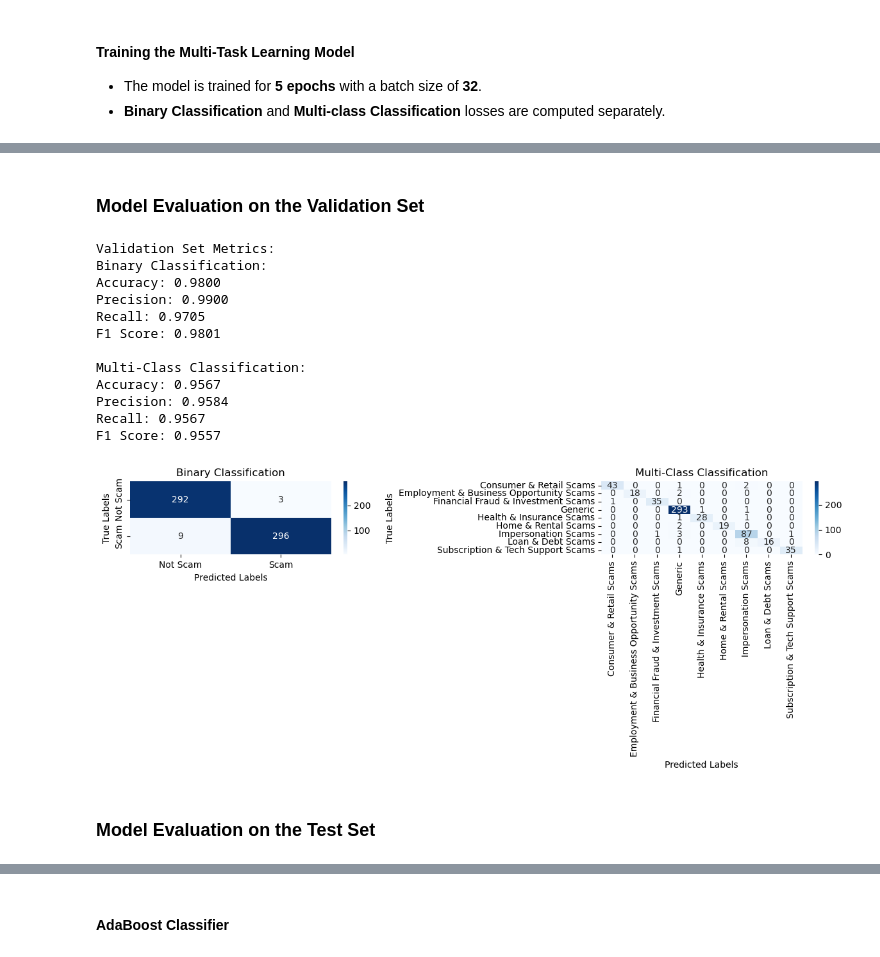
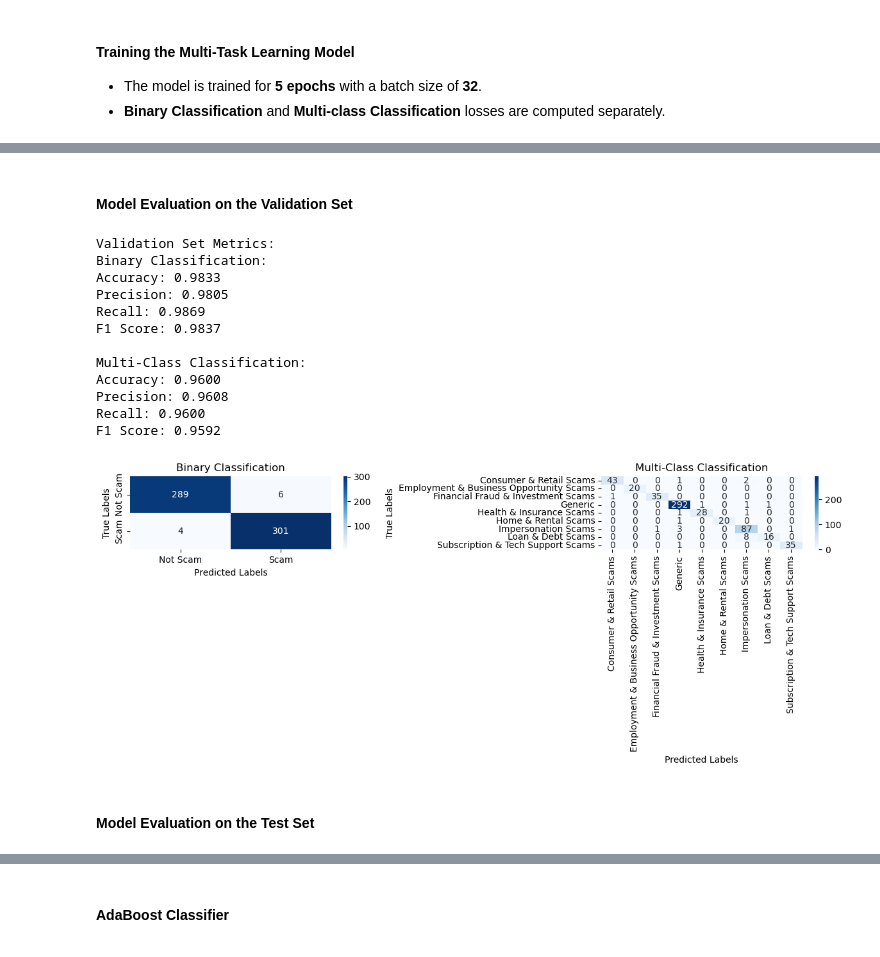
Before and after one commit to junxianyong/INF2008_P1-08, a Jupyter notebook: scam_detection/scam_detection.ipynb, the cells around one changed output, grey strips where cells are left out. Drawn from its saved outputs; the diff is of its cells as text; code cells hidden in the pictures.

```diff
--- a/scam_detection/scam_detection.ipynb
+++ b/scam_detection/scam_detection.ipynb
@@ -339,8 +373,3 @@ Encoded Types: [0 6 6 ... 2 2 2]
 1. X: The features (BERT embeddings)
 2. label(y1): The target variable (labels)
 3. type(y2): The type/category of scam
-# %%
-from sklearn.model_selection import train_test_split
-
-X_train, X_test, y1_train, y1_test, y2_train, y2_test = train_test_split(X_distill_bert, dataset_df["labels"], type_encoded, test_size=0.6, random_state=42) # Train split
-X_val, X_test, y1_val, y1_test, y2_val, y2_test = train_test_split(X_test, y1_test, y2_test, test_size=0.5, random_state=42) # Validation and test split
@@ -649,0 +729,29 @@ weighted avg       0.82      0.79      0.75       600
+# %%
+from sklearn.ensemble import RandomForestClassifier
+from sklearn.metrics import balanced_accuracy_score
+
+#### Random Forest Classfier
+RandomForest = RandomForestClassifier(
+    n_estimators=100, random_state=42, max_depth=100 , oob_score=True, bootstrap=True
+)
+
+#Training set metrics
+RandomForest.fit(X_BERT_train, y1_BERT_train)
+y1_pred = RandomForest.predict(X_BERT_val)
+y1_accuracy = accuracy_score(y1_BERT_val, y1_pred)
+y1_balanced_accuracy = balanced_accuracy_score(y1_BERT_val, y1_pred)
+
+RandomForest.fit(X_BERT_train, y2_BERT_train)
+y2_pred = RandomForest.predict(X_BERT_val)
+y2_accuracy = accuracy_score(y2_BERT_val, y2_pred)
+y2_balanced_accuracy = balanced_accuracy_score(y2_BERT_val, y2_pred)
+
+print("Random Forest Model")
+print("Validation Set Metrics")
+print(f"Binary Classification:")
+print(f"Accuracy: {y1_accuracy:.4f}")
+print(f"Balanced Accuracy: {y1_balanced_accuracy:.4f}")
+
+print("\nMulti-Class Classification:")
+print(f"Accuracy: {y2_accuracy:.4f}")
+print(f"Balanced Accuracy: {y2_balanced_accuracy:.4f}")
@@ -979,6 +1155,7 @@ class MutltiTaskModel:
         self.criterion_label = nn.BCEWithLogitsLoss()
         self.criterion_type = nn.CrossEntropyLoss()
         self.batch_size = batch_size
+        self.input_dim = X_train.shape[1]
 
         # Create DataLoader for training
         self.train_dataset = MultiTaskDataset(X_train, y1_train, y2_train)
@@ -996,7 +1173,7 @@ class MutltiTaskModel:
         Prints the model summary.
         """
         self.model.to("cpu")
-        summary(self.model, (self.batch_size, X_train.shape[1]))
+        summary(self.model, (self.batch_size, self.input_dim))
         self.model.to(self.device)
 
     def train(self, num_epochs):
@@ -1152,7 +1329,7 @@ class MutltiTaskModel:
 - The model is trained for **5 epochs** with a batch size of **32**.
 - **Binary Classification** and **Multi-class Classification** losses are computed separately.
 # %%
-multi_task_model = MutltiTaskModel(X_train, y1_train, y2_train, num_types, batch_size=32, lr=1e-3)
+multi_task_model = MutltiTaskModel(X_BERT_train, y1_BERT_train, y2_BERT_train, num_types, batch_size=32, lr=1e-3)
 # %%
 multi_task_model.summary()
 # %% [output]
@@ -1205,38 +1382,38 @@ multi_task_model.plot_losses()
 # %% [markdown]
-### Model Evaluation on the Validation Set
+#### Model Evaluation on the Validation Set
 # %%
-pred_label, pred_type = multi_task_model.predict(X_val)
+pred_label, pred_type = multi_task_model.predict(X_BERT_val)
 
-eval_label, eval_type = multi_task_model.evaluate(X_val, y1_val, y2_val)
+eval_label, eval_type = multi_task_model.evaluate(X_BERT_val, y1_BERT_val, y2_BERT_val)
 
 print("Validation Set Metrics:")
 print(f"Binary Classification:")
 print(f"Accuracy: {eval_label[0]:.4f}")
 print(f"Precision: {eval_label[1]:.4f}")
 print(f"Recall: {eval_label[2]:.4f}")
 print(f"F1 Score: {eval_label[3]:.4f}")
 
 print("\nMulti-Class Classification:")
 print(f"Accuracy: {eval_type[0]:.4f}")
 print(f"Precision: {eval_type[1]:.4f}")
 print(f"Recall: {eval_type[2]:.4f}")
 print(f"F1 Score: {eval_type[3]:.4f}")
 
-multi_task_model.plot_confusion_matrix(X_val, y1_val, y2_val, le.classes_)
+multi_task_model.plot_confusion_matrix(X_BERT_val, y1_BERT_val, y2_BERT_val, le.classes_)
 # %% [output]
 Validation Set Metrics:
 Binary Classification:
-Accuracy: 0.9800
-Precision: 0.9900
-Recall: 0.9705
-F1 Score: 0.9801
+Accuracy: 0.9833
+Precision: 0.9805
+Recall: 0.9869
+F1 Score: 0.9837
 
 Multi-Class Classification:
-Accuracy: 0.9567
-Precision: 0.9584
-Recall: 0.9567
-F1 Score: 0.9557
+Accuracy: 0.9600
+Precision: 0.9608
+Recall: 0.9600
+F1 Score: 0.9592
-[figure, old version]
+[figure, new version]
 # %% [markdown]
-### Model Evaluation on the Test Set
+#### Model Evaluation on the Test Set
 # %%
```
Also changed, not shown: parts of 49 cells of this notebook.
